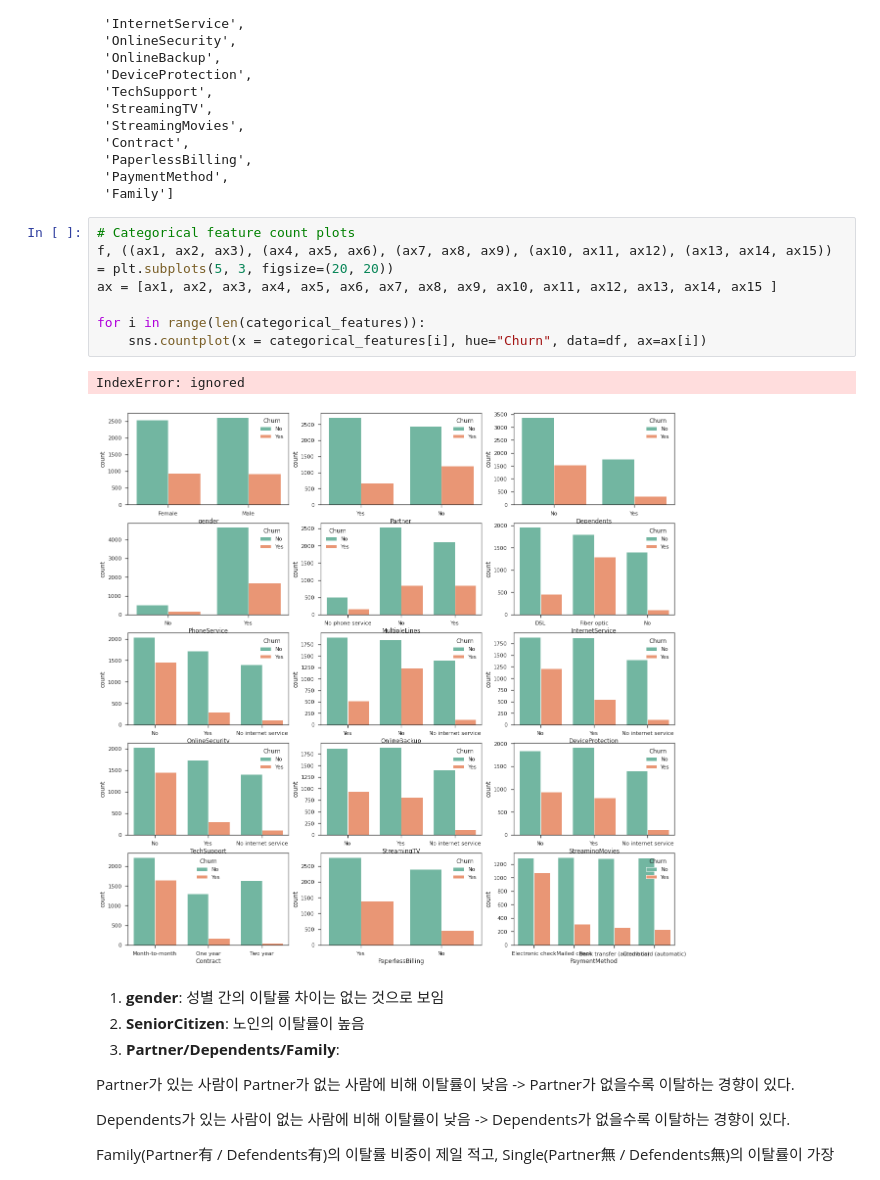
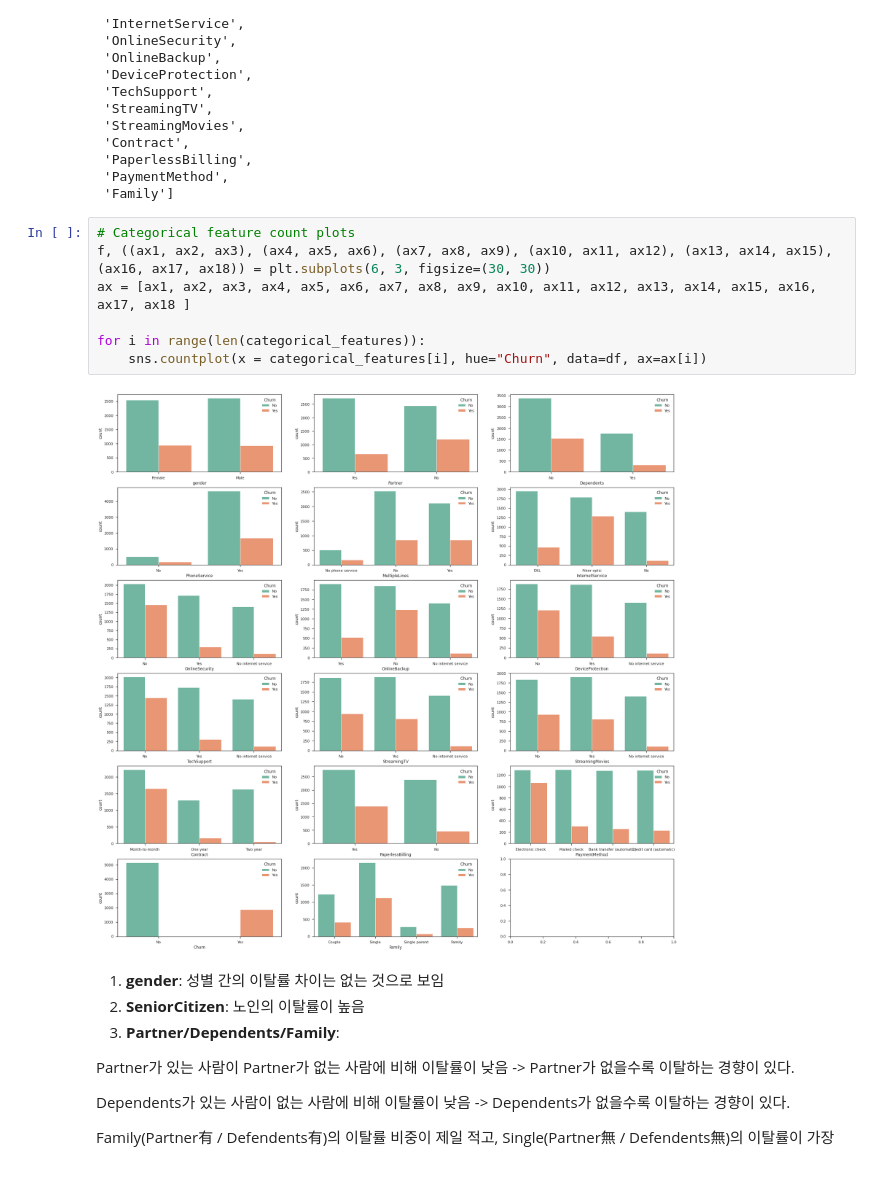
Before and after one commit to azelia-choi/2022-IT_business, a Jupyter notebook: ITB_통신사_가입자_이탈률_clustering.ipynb, the cells around one changed output. Saved outputs shown, nothing was run; the diff lists cells and outputs as text.

```diff
--- a/ITB_통신사_가입자_이탈률_clustering.ipynb
+++ b/ITB_통신사_가입자_이탈률_clustering.ipynb
@@ -285,14 +285,13 @@ categorical_features
  'Family']
 # %%
 # Categorical feature count plots
-f, ((ax1, ax2, ax3), (ax4, ax5, ax6), (ax7, ax8, ax9), (ax10, ax11, ax12), (ax13, ax14, ax15)) = plt.subplots(5, 3, figsize=(20, 20))
-ax = [ax1, ax2, ax3, ax4, ax5, ax6, ax7, ax8, ax9, ax10, ax11, ax12, ax13, ax14, ax15 ]
+f, ((ax1, ax2, ax3), (ax4, ax5, ax6), (ax7, ax8, ax9), (ax10, ax11, ax12), (ax13, ax14, ax15),(ax16, ax17, ax18)) = plt.subplots(6, 3, figsize=(30, 30))
+ax = [ax1, ax2, ax3, ax4, ax5, ax6, ax7, ax8, ax9, ax10, ax11, ax12, ax13, ax14, ax15, ax16, ax17, ax18 ]
 
 for i in range(len(categorical_features)):
     sns.countplot(x = categorical_features[i], hue="Churn", data=df, ax=ax[i])
 # %% [output]
-IndexError: ignored
-[figure, old version]
+[figure, new version]
 # %% [markdown]
 
 1.   **gender**: 성별 간의 이탈률 차이는 없는 것으로 보임
```
